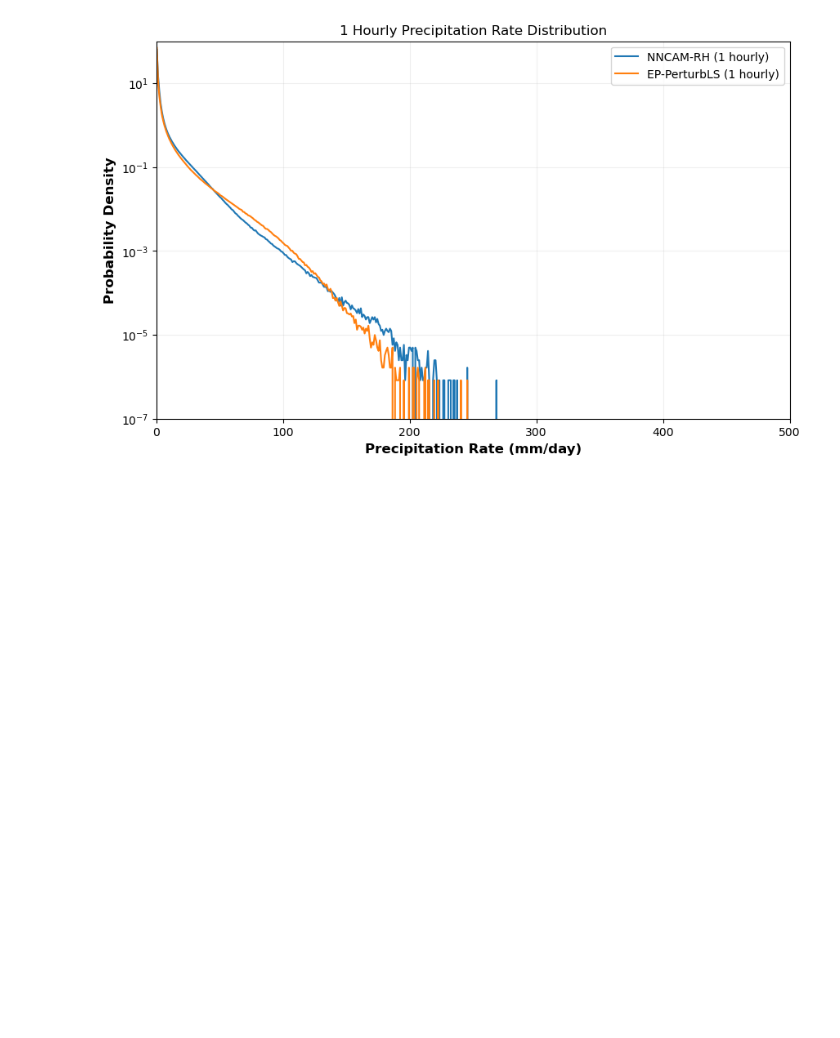
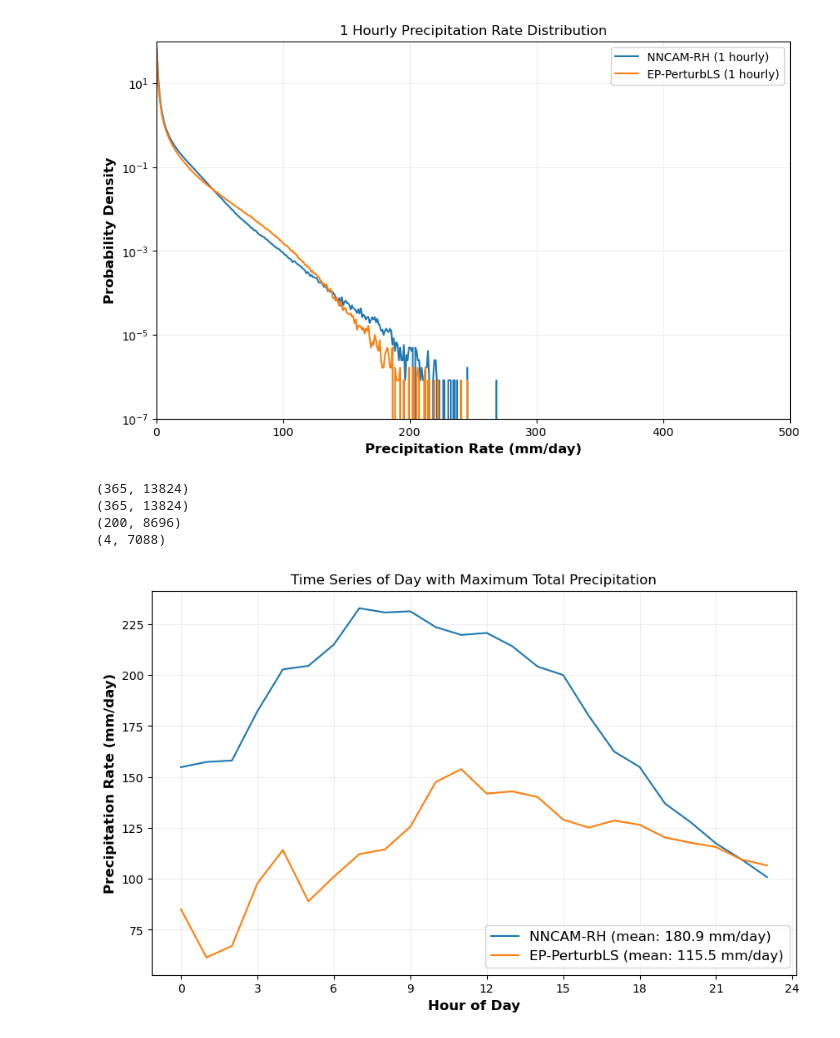
Before and after one commit to chenj209/clima_analysis, a Jupyter notebook: precipitation/precipitation_intensity.ipynb, the cells around one changed output. Drawn from its saved outputs; the diff is of its cells as text; code cells hidden in the pictures; blank space fills up the shorter version.

```diff
--- a/precipitation/precipitation_intensity.ipynb
+++ b/precipitation/precipitation_intensity.ipynb
@@ -275,3 +275,49 @@ plt.show()
 # %% [output]
 Setting plot limits and ticks
 [figure]
+# %%
+# Find the day with maximum total precipitation for each dataset
+# First reshape back to daily chunks
+nncam_half_hourly = nncam_df.copy()
+nncam_daily = nncam_half_hourly.values.reshape(-1, 24, 13824)
+# nncam_daily = nncam_daily.reshape(-1, 48)  # 48 half-hour periods per day
+ep_half_hourly = ep_df.copy()
+ep_daily = ep_half_hourly.values.reshape(-1, 24, 13824)
+
+# # Calculate daily totals
+nncam_daily_totals = nncam_daily.mean(axis=1)
+ep_daily_totals = ep_daily.mean(axis=1)
+print(nncam_daily_totals.shape)
+print(ep_daily_totals.shape)
+
+# # Find the day with maximum precipitation
+nncam_max_day_idx = np.unravel_index(np.argmax(nncam_daily_totals), nncam_daily_totals.shape)
+ep_max_day_idx = np.unravel_index(np.argmax(ep_daily_totals), ep_daily_totals.shape)
+print(nncam_max_day_idx)
+print(ep_max_day_idx)
+
+# # # Get the time series for those days
+nncam_max_day = nncam_daily[nncam_max_day_idx[0], :, nncam_max_day_idx[1]]
+ep_max_day = ep_daily[ep_max_day_idx[0], :, ep_max_day_idx[1]]
+
+time_points = np.arange(0, 24, 1)  # 24 hours
+
+# # Plot the time series
+plt.figure(figsize=(10, 6))
+plt.plot(time_points, nncam_max_day, label=f'NNCAM-RH (mean: {nncam_daily_totals[nncam_max_day_idx]:.1f} mm/day)')
+plt.plot(time_points, ep_max_day, label=f'EP-PerturbLS (mean: {ep_daily_totals[ep_max_day_idx]:.1f} mm/day)')
+
+plt.xlabel('Hour of Day', fontweight='bold', fontsize=PLOT_CONFIG['label_fontsize'])
+plt.ylabel('Precipitation Rate (mm/day)', fontweight='bold', fontsize=PLOT_CONFIG['label_fontsize'])
+plt.title('Time Series of Day with Maximum Total Precipitation')
+plt.legend(fontsize=PLOT_CONFIG['legend_fontsize'])
+plt.grid(True, alpha=0.2)
+plt.xticks(np.arange(0, 25, 3), fontsize=PLOT_CONFIG['tick_fontsize'])
+plt.yticks(fontsize=PLOT_CONFIG['tick_fontsize'])
+plt.show()
+# %% [output]
+(365, 13824)
+(365, 13824)
+(200, 8696)
+(4, 7088)
+[figure, added]
```
Also changed, not shown: parts of 1 cell of this notebook.
